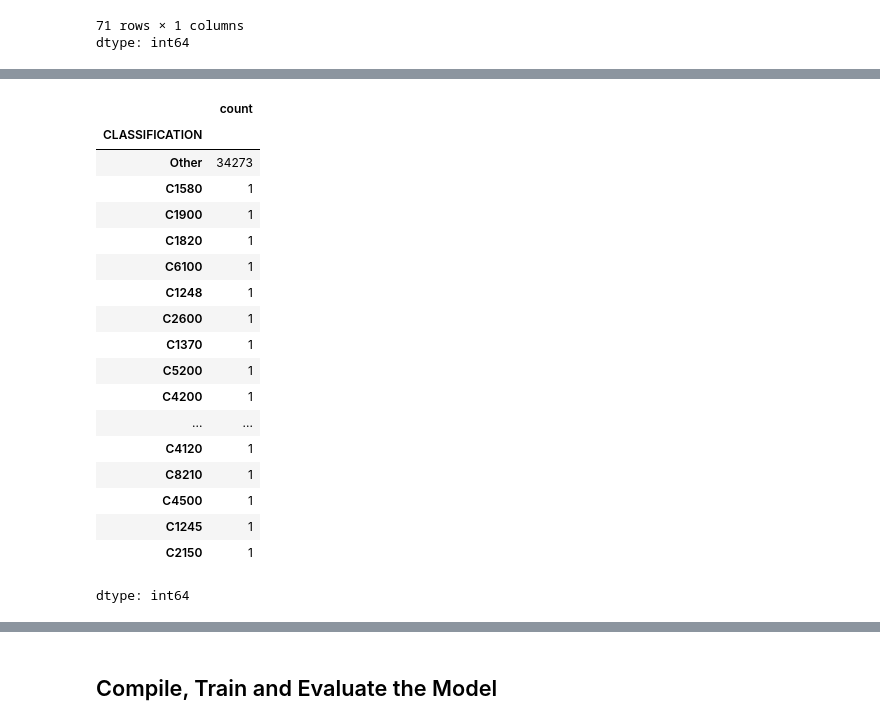
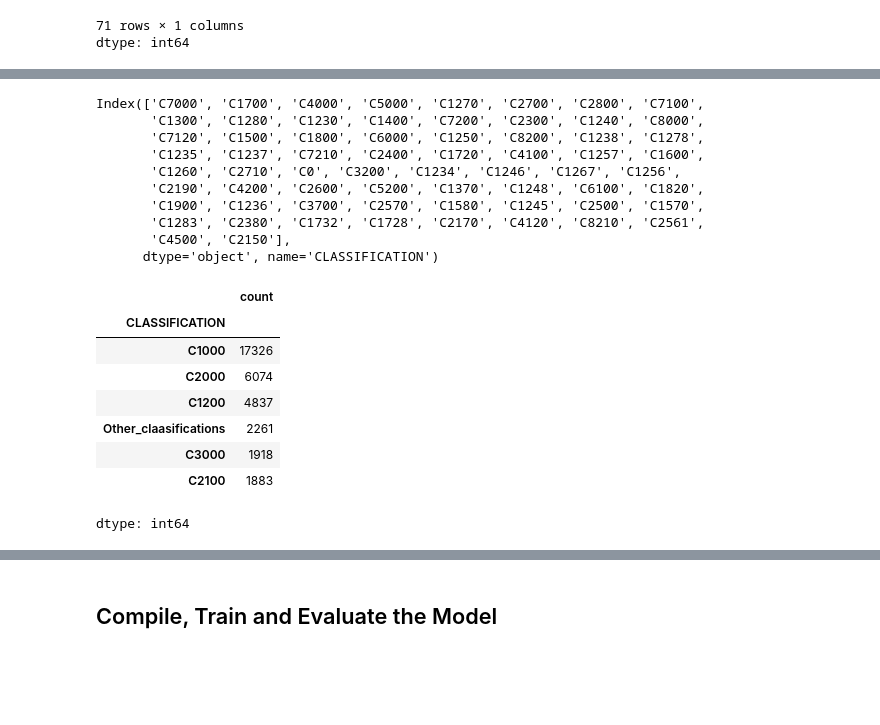
Before and after one commit to aparajita-code/deep-learning-challenge, a Jupyter notebook: Starter_Code/Alphabet_Soup.ipynb, the cells around one changed output, grey strips where cells are left out. Saved outputs shown, nothing was run; the diff lists cells and outputs as text; code cells hidden in the pictures; blank space fills up the shorter version.

```diff
--- a/Starter_Code/Alphabet_Soup.ipynb
+++ b/Starter_Code/Alphabet_Soup.ipynb
@@ -51,11 +51,11 @@ dtype: int64
 # %%
 # Look at APPLICATION_TYPE value counts to identify and replace with "Other"
 # Display "APPLICATION_TYPE" as a DataFrame
-APPLICATION_TYPE = application_df['APPLICATION_TYPE'].value_counts()
+application_type_counts = application_df['APPLICATION_TYPE'].value_counts()
 
 
 ## Display the result
-APPLICATION_TYPE
+application_type_counts
 # %% [output]
 |  | count |
 | APPLICATION_TYPE |  |
@@ -82,8 +104,8 @@ dtype: int64
 # use the variable name `application_types_to_replace`
 #  YOUR CODE GOES HERE
 
-
-application_types_to_replace = application_count[application_count<500].index
+cutoff_value_application = 528
+application_types_to_replace = list(application_type_counts.iloc[8:].index)
 # Replace in dataframe
 for app in application_types_to_replace:
     application_df['APPLICATION_TYPE'] = application_df['APPLICATION_TYPE'].replace(app,"Other")
@@ -154,33 +177,43 @@ Index(['C1000', 'C2000', 'C1200', 'C3000', 'C2100', 'C7000', 'C1700', 'C4000',
+# %%
+#scratch work
+
+CLASSIFICATION_counts.iloc[5:].index
+# %% [output]
+Index(['C7000', 'C1700', 'C4000', 'C5000', 'C1270', 'C2700', 'C2800', 'C7100',
+       'C1300', 'C1280', 'C1230', 'C1400', 'C7200', 'C2300', 'C1240', 'C8000',
+       'C7120', 'C1500', 'C1800', 'C6000', 'C1250', 'C8200', 'C1238', 'C1278',
+       'C1235', 'C1237', 'C7210', 'C2400', 'C1720', 'C4100', 'C1257', 'C1600',
+       'C1260', 'C2710', 'C0', 'C3200', 'C1234', 'C1246', 'C1267', 'C1256',
+       'C2190', 'C4200', 'C2600', 'C5200', 'C1370', 'C1248', 'C6100', 'C1820',
+       'C1900', 'C1236', 'C3700', 'C2570', 'C1580', 'C1245', 'C2500', 'C1570',
+       'C1283', 'C2380', 'C1732', 'C1728', 'C2170', 'C4120', 'C8210', 'C2561',
+       'C4500', 'C2150'],
+      dtype='object', name='CLASSIFICATION')
 # %%
 # Choose a cutoff value and create a list of classifications to be replaced
+
+cutoff_value_classifications = 1883
 # use the variable name `classifications_to_replace`
-#  YOUR CODE GOES HERE
+classifications_to_replace = list(CLASSIFICATION_counts.iloc[5:].index)
+
+
+
 
 # Replace in dataframe
 for cls in classifications_to_replace:
-    application_df['CLASSIFICATION'] = application_df['CLASSIFICATION'].replace(cls,"Other")
+    application_df['CLASSIFICATION'] = application_df['CLASSIFICATION'].replace(cls,"Other_claasifications")
 
 # Check to make sure replacement was successful
 application_df['CLASSIFICATION'].value_counts()
 # %% [output]
 |  | count |
 | CLASSIFICATION |  |
-| Other | 34273 |
-| C1580 | 1 |
-| C1900 | 1 |
-| C1820 | 1 |
-| C6100 | 1 |
-| C1248 | 1 |
-| C2600 | 1 |
-| C1370 | 1 |
-| C5200 | 1 |
-| C4200 | 1 |
-| ... | ... |
-| C4120 | 1 |
-| C8210 | 1 |
-| C4500 | 1 |
-| C1245 | 1 |
-| C2150 | 1 |
+| C1000 | 17326 |
+| C2000 | 6074 |
+| C1200 | 4837 |
+| Other_claasifications | 2261 |
+| C3000 | 1918 |
+| C2100 | 1883 |
 dtype: int64
 # %%
 # Convert categorical data to numeric with `pd.get_dummies`
```
Also changed, not shown: parts of 14 cells of this notebook.
